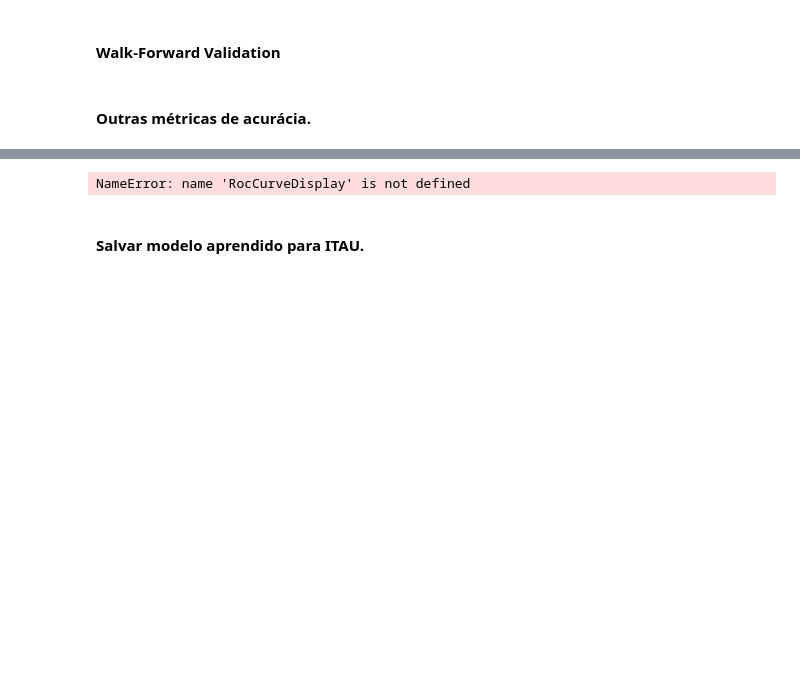
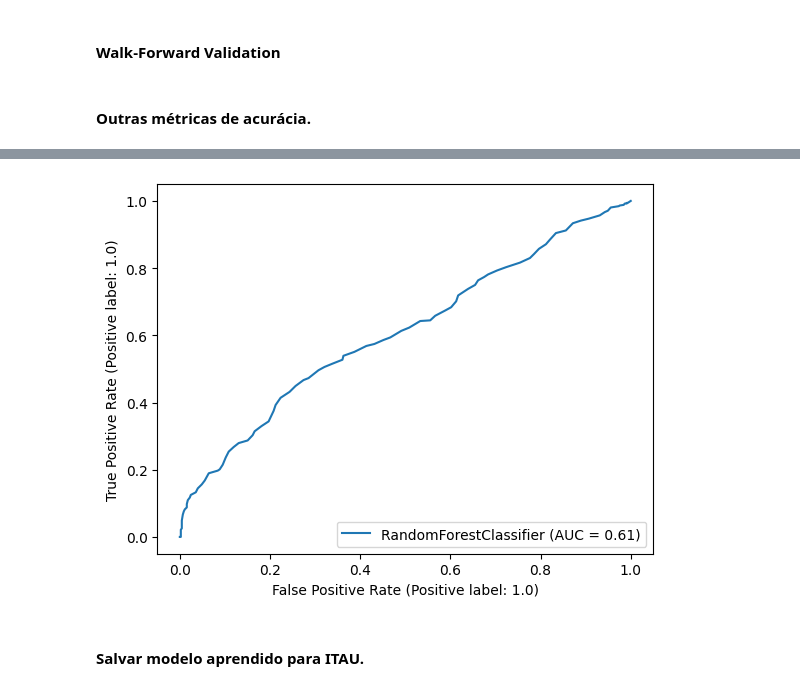
Before and after one commit to Bruno-Santana-Eco/TCC_Machine_learning, a Jupyter notebook: Random Forest_D30.ipynb, the cells around one changed output, grey strips where cells are left out. Drawn from its saved outputs; the diff is of its cells as text; code cells hidden in the pictures; blank space fills up the shorter version.

```diff
--- a/Random Forest_D30.ipynb
+++ b/Random Forest_D30.ipynb
@@ -1284,10 +1294,10 @@ Specificity: 0.5805309734513274
 # %%
 
 # Create an ROC Curve plot
-rfc_disp = RocCurveDisplay.from_estimator(rand_frst_clf_Ambev, X_test, y_test)
+rfc_disp = RocCurveDisplay.from_estimator(rand_frst_clf_Itau, X_test, y_test)
 plt.show()
 # %% [output]
-NameError: name 'RocCurveDisplay' is not defined
+[figure, added]
 # %% [markdown]
 #### Salvar modelo aprendido para ITAU.
 # %%
```
Also changed, not shown: parts of 49 cells of this notebook.
